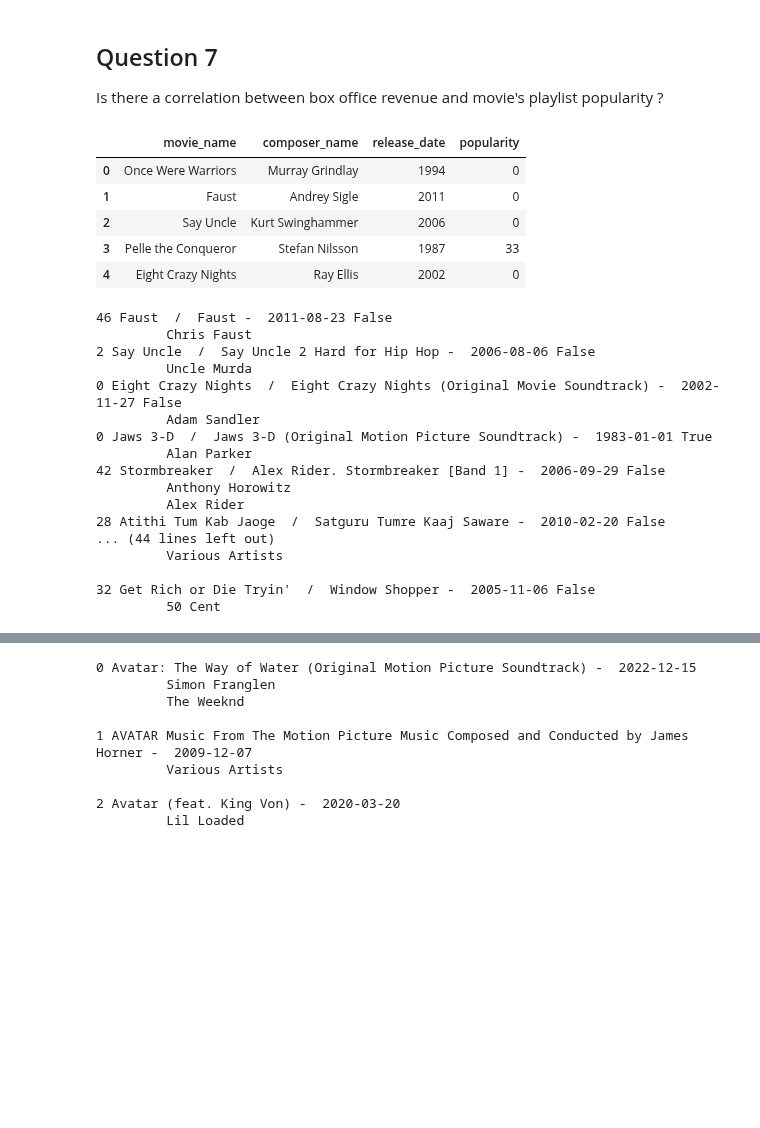
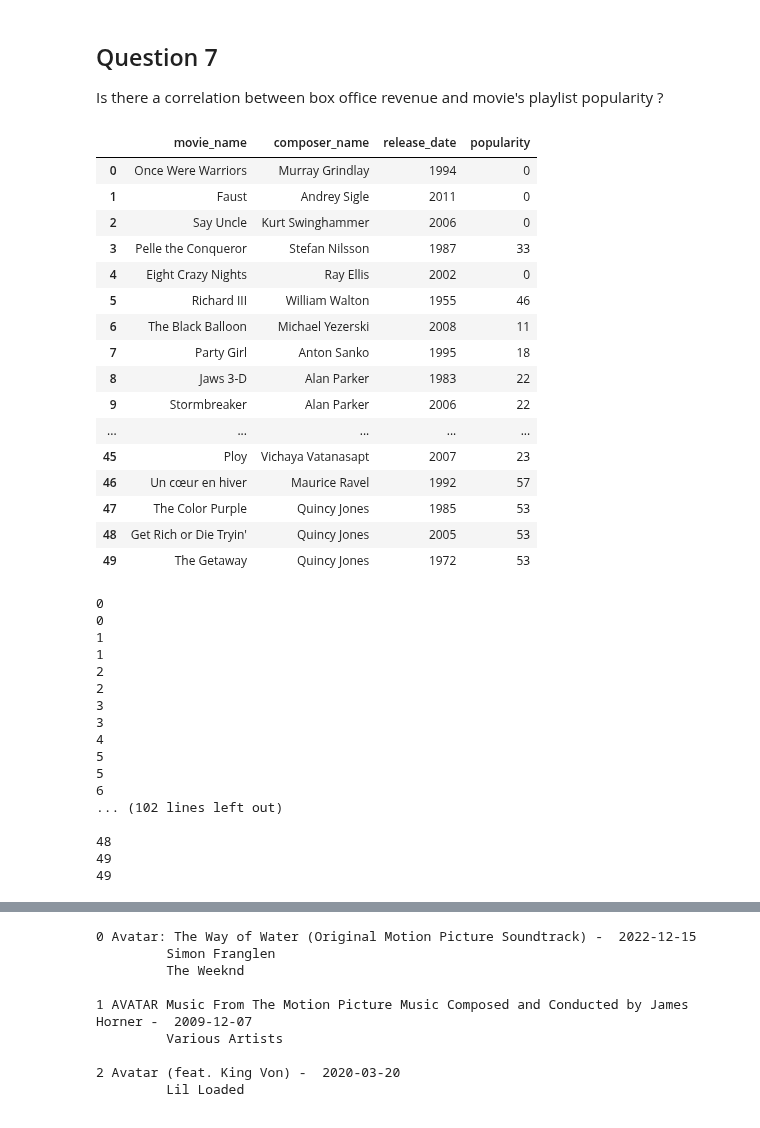
Before and after one commit to epfl-ada/ada-2023-project-learningthesecretsofdata, a Jupyter notebook: milestone_3.ipynb, the cells around one changed output, grey strips where cells are left out. Saved outputs shown, nothing was run; the diff lists cells and outputs as text; code cells hidden in the pictures; blank space fills up the shorter version.

```diff
--- a/milestone_3.ipynb
+++ b/milestone_3.ipynb
@@ -167,20 +167,31 @@ Is there a correlation between box office revenue and movie's playlist popularit
 # %%
 # Use the already computed dataframe from q.1
 box_office_and_composer_popularity = pd.merge(left=spotify_composers_dataset,
                                               right=composers_to_movies,
                                               left_on='name',
                                               right_on='composer_name',
                                               how='inner')[['movie_name','composer_name','release_date', 'popularity']]
 
 box_office_and_composer_popularity.columns
-box_office_and_composer_popularity.head()
+box_office_and_composer_popularity.head(50)
 # %% [output]
 |  | movie_name | composer_name | release_date | popularity |
 | 0 | Once Were Warriors | Murray Grindlay | 1994 | 0 |
 | 1 | Faust | Andrey Sigle | 2011 | 0 |
 | 2 | Say Uncle | Kurt Swinghammer | 2006 | 0 |
 | 3 | Pelle the Conqueror | Stefan Nilsson | 1987 | 33 |
 | 4 | Eight Crazy Nights | Ray Ellis | 2002 | 0 |
+| 5 | Richard III | William Walton | 1955 | 46 |
+| 6 | The Black Balloon | Michael Yezerski | 2008 | 11 |
+| 7 | Party Girl | Anton Sanko | 1995 | 18 |
+| 8 | Jaws 3-D | Alan Parker | 1983 | 22 |
+| 9 | Stormbreaker | Alan Parker | 2006 | 22 |
+| ... | ... | ... | ... | ... |
+| 45 | Ploy | Vichaya Vatanasapt | 2007 | 23 |
+| 46 | Un cœur en hiver | Maurice Ravel | 1992 | 57 |
+| 47 | The Color Purple | Quincy Jones | 1985 | 53 |
+| 48 | Get Rich or Die Tryin' | Quincy Jones | 2005 | 53 |
+| 49 | The Getaway | Quincy Jones | 1972 | 53 |
 # %%
 movie_names_and_date = box_office_and_composer_popularity[["movie_name","release_date","composer_name"]]
 
@@ -191,32 +202,41 @@ async with SpotifyDataLoader() as spotify:
         composer = movie_names_and_date.composer_name[i]
         albums = await spotify.search_albums_by_name([name])
         albums_df = pd.DataFrame(albums)
-        for i, _ in enumerate(albums_df.keys()):
-            artist_bool = (fuzz.ratio(composer, dict(albums_df[i])[0]["artists"][0]["name"]) > 80 or fuzz.ratio("Various Artists", dict(albums_df[i])[0]["artists"][0]["name"]) > 80)
-            if str(date) in (str(dict(albums_df[i])[0]["release_date"])):
-                print(i,name, " / " ,dict(albums_df[i])[0]["name"], "- ", dict(albums_df[i])[0]["release_date"], artist_bool)
+        for j, _ in enumerate(albums_df.keys()):
+            if(j % 49 == 0):
+                print(i)
+            artist_bool = False
+            album = dict(albums_df[j])[0]
+            for artist in album["artists"]:
+                if fuzz.ratio(composer, artist["name"]) > 80 or "Various Artists" == artist["name"]:
+                    artist_bool = True
+                    break
+            if not artist_bool:
+                 continue
+            if str(date) in (str(album["release_date"])) or str(int(date)-1) in (str(album["release_date"])) or str(int(date)+1) in (str(album["release_date"])):
+                print(j,name, " / " ,album["name"], "- ", album["release_date"], artist_bool)
                 # Assuming albums_df[i] is a DataFrame or a similar structure
-                for artist in (artists for artists in dict(albums_df[i])[0]["artists"]):
+                for artist in (artists for artists in album["artists"]):
                     print("\t", artist["name"])
                 print()
 # %% [output]
-46 Faust  /  Faust -  2011-08-23 False
-         Chris Faust
-2 Say Uncle  /  Say Uncle 2 Hard for Hip Hop -  2006-08-06 False
-         Uncle Murda
-0 Eight Crazy Nights  /  Eight Crazy Nights (Original Movie Soundtrack) -  2002-11-27 False
-         Adam Sandler
-0 Jaws 3-D  /  Jaws 3-D (Original Motion Picture Soundtrack) -  1983-01-01 True
-         Alan Parker
-42 Stormbreaker  /  Alex Rider. Stormbreaker [Band 1] -  2006-09-29 False
-         Anthony Horowitz
-         Alex Rider
-28 Atithi Tum Kab Jaoge  /  Satguru Tumre Kaaj Saware -  2010-02-20 False
-... (44 lines left out)
-         Various Artists
+0
+0
+1
+1
+2
+2
+3
+3
+4
+5
+5
+6
+... (102 lines left out)
 
-32 Get Rich or Die Tryin'  /  Window Shopper -  2005-11-06 False
-         50 Cent
+48
+49
+49
 # %%
 (fuzz.ratio("Gran Torino", "The of Grand Theft Auto IV"),
 fuzz.ratio("Gran Torino", "Gran Torino (From The Motion Picture) [ Version]"))
```
Also changed, not shown: 1 other file.
